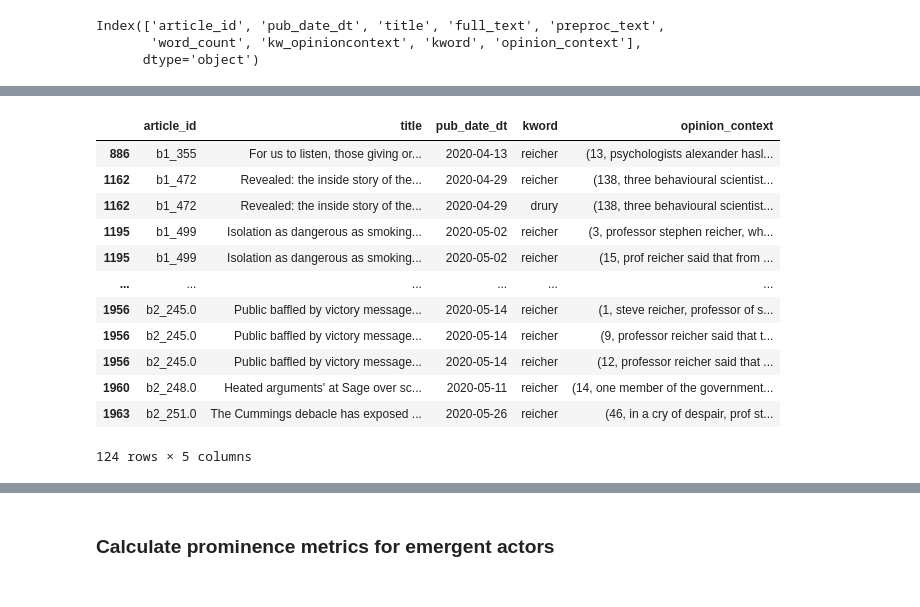
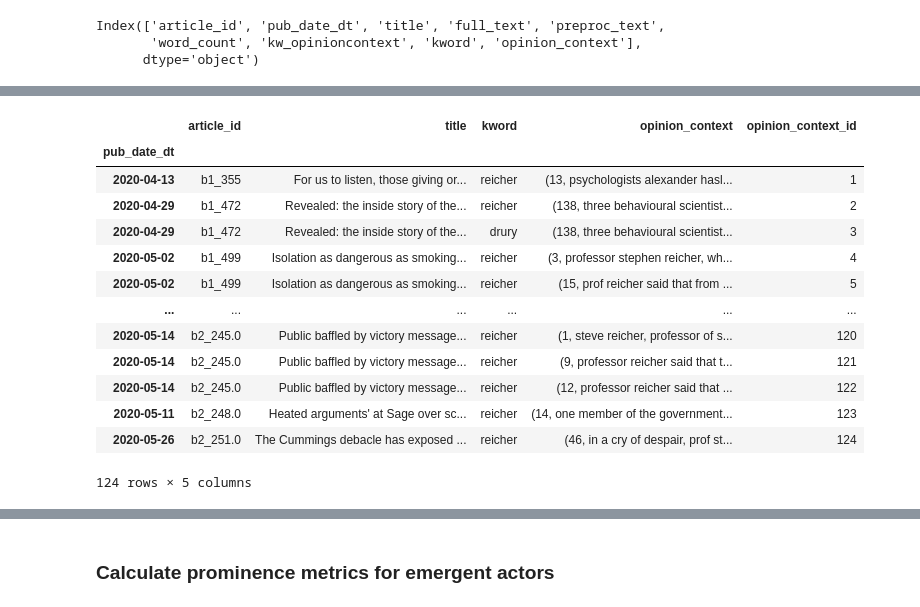
Before and after one commit to exfalsoquodlibet/behavioural-sci-perception, a Jupyter notebook: notebooks/news_media/emerging_actors.ipynb, the cells around one changed output, grey strips where cells are left out. Cells and saved outputs as stored; diff of their text form; code cells hidden in the pictures.

```diff
--- a/notebooks/news_media/emerging_actors.ipynb
+++ b/notebooks/news_media/emerging_actors.ipynb
@@ -153,19 +152,20 @@ Index(['article_id', 'pub_date_dt', 'title', 'full_text', 'preproc_text',
       dtype='object')
 # %%
-df[['article_id', 'title', 'pub_date_dt', 'kword', 'opinion_context']]
+df[['article_id', 'title', 'kword', 'opinion_context', 'opinion_context_id']]
 # %% [output]
-|  | article_id | title | pub_date_dt | kword | opinion_context |
-| 886 | b1_355 | For us to listen, those giving or... | 2020-04-13 | reicher | (13, psychologists alexander hasl... |
-| 1162 | b1_472 | Revealed: the inside story of the... | 2020-04-29 | reicher | (138, three behavioural scientist... |
-| 1162 | b1_472 | Revealed: the inside story of the... | 2020-04-29 | drury | (138, three behavioural scientist... |
-| 1195 | b1_499 | Isolation as dangerous as smoking... | 2020-05-02 | reicher | (3, professor stephen reicher, wh... |
-| 1195 | b1_499 | Isolation as dangerous as smoking... | 2020-05-02 | reicher | (15, prof reicher said that from ... |
+|  | article_id | title | kword | opinion_context | opinion_context_id |
+| pub_date_dt |  |  |  |  |  |
+| 2020-04-13 | b1_355 | For us to listen, those giving or... | reicher | (13, psychologists alexander hasl... | 1 |
+| 2020-04-29 | b1_472 | Revealed: the inside story of the... | reicher | (138, three behavioural scientist... | 2 |
+| 2020-04-29 | b1_472 | Revealed: the inside story of the... | drury | (138, three behavioural scientist... | 3 |
+| 2020-05-02 | b1_499 | Isolation as dangerous as smoking... | reicher | (3, professor stephen reicher, wh... | 4 |
+| 2020-05-02 | b1_499 | Isolation as dangerous as smoking... | reicher | (15, prof reicher said that from ... | 5 |
 | ... | ... | ... | ... | ... | ... |
-| 1956 | b2_245.0 | Public baffled by victory message... | 2020-05-14 | reicher | (1, steve reicher, professor of s... |
-| 1956 | b2_245.0 | Public baffled by victory message... | 2020-05-14 | reicher | (9, professor reicher said that t... |
-| 1956 | b2_245.0 | Public baffled by victory message... | 2020-05-14 | reicher | (12, professor reicher said that ... |
-| 1960 | b2_248.0 | Heated arguments' at Sage over sc... | 2020-05-11 | reicher | (14, one member of the government... |
-| 1963 | b2_251.0 | The Cummings debacle has exposed ... | 2020-05-26 | reicher | (46, in a cry of despair, prof st... |
+| 2020-05-14 | b2_245.0 | Public baffled by victory message... | reicher | (1, steve reicher, professor of s... | 120 |
+| 2020-05-14 | b2_245.0 | Public baffled by victory message... | reicher | (9, professor reicher said that t... | 121 |
+| 2020-05-14 | b2_245.0 | Public baffled by victory message... | reicher | (12, professor reicher said that ... | 122 |
+| 2020-05-11 | b2_248.0 | Heated arguments' at Sage over sc... | reicher | (14, one member of the government... | 123 |
+| 2020-05-26 | b2_251.0 | The Cummings debacle has exposed ... | reicher | (46, in a cry of despair, prof st... | 124 |
 124 rows × 5 columns
 # %%
 # save
```
Also changed, not shown: parts of 36 cells of this notebook.
